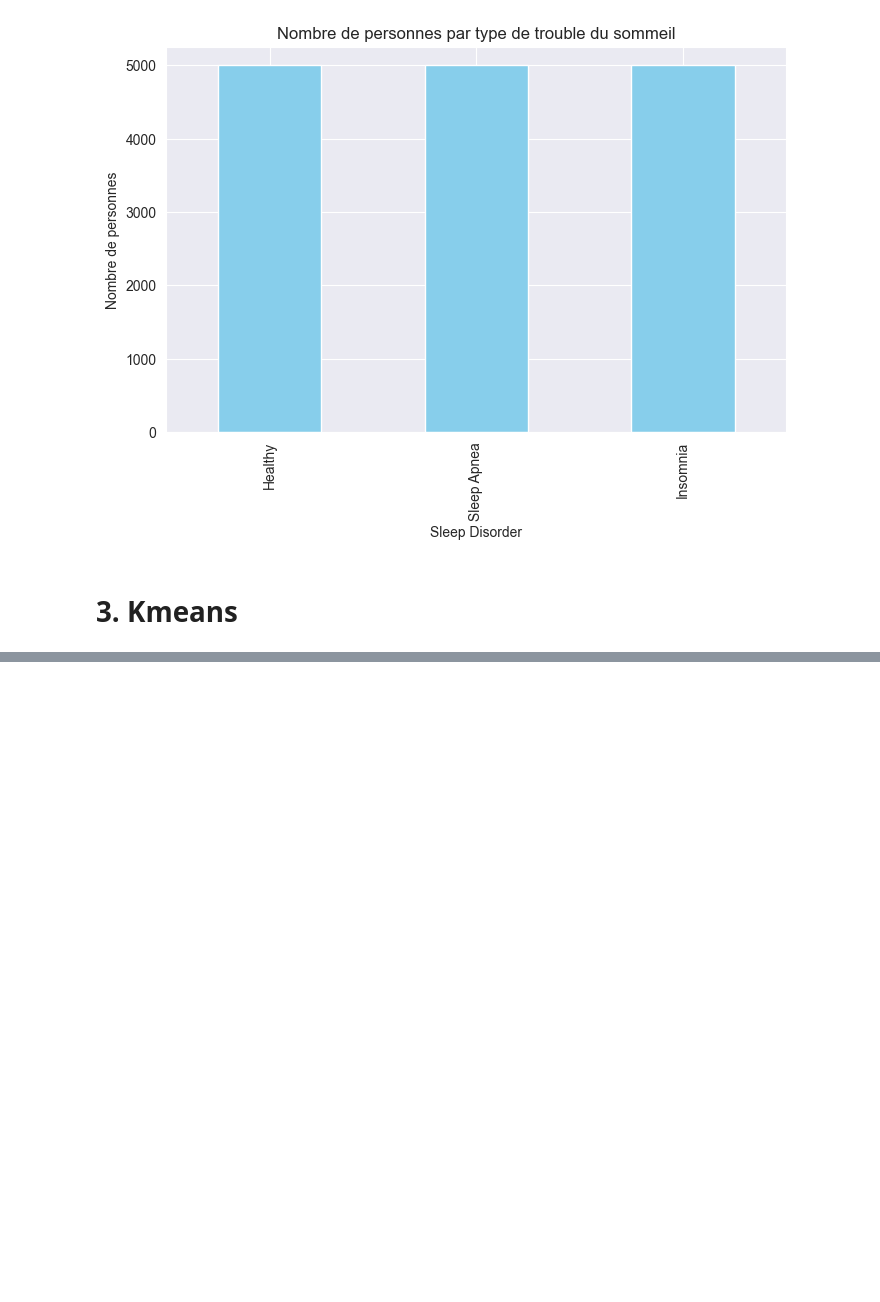
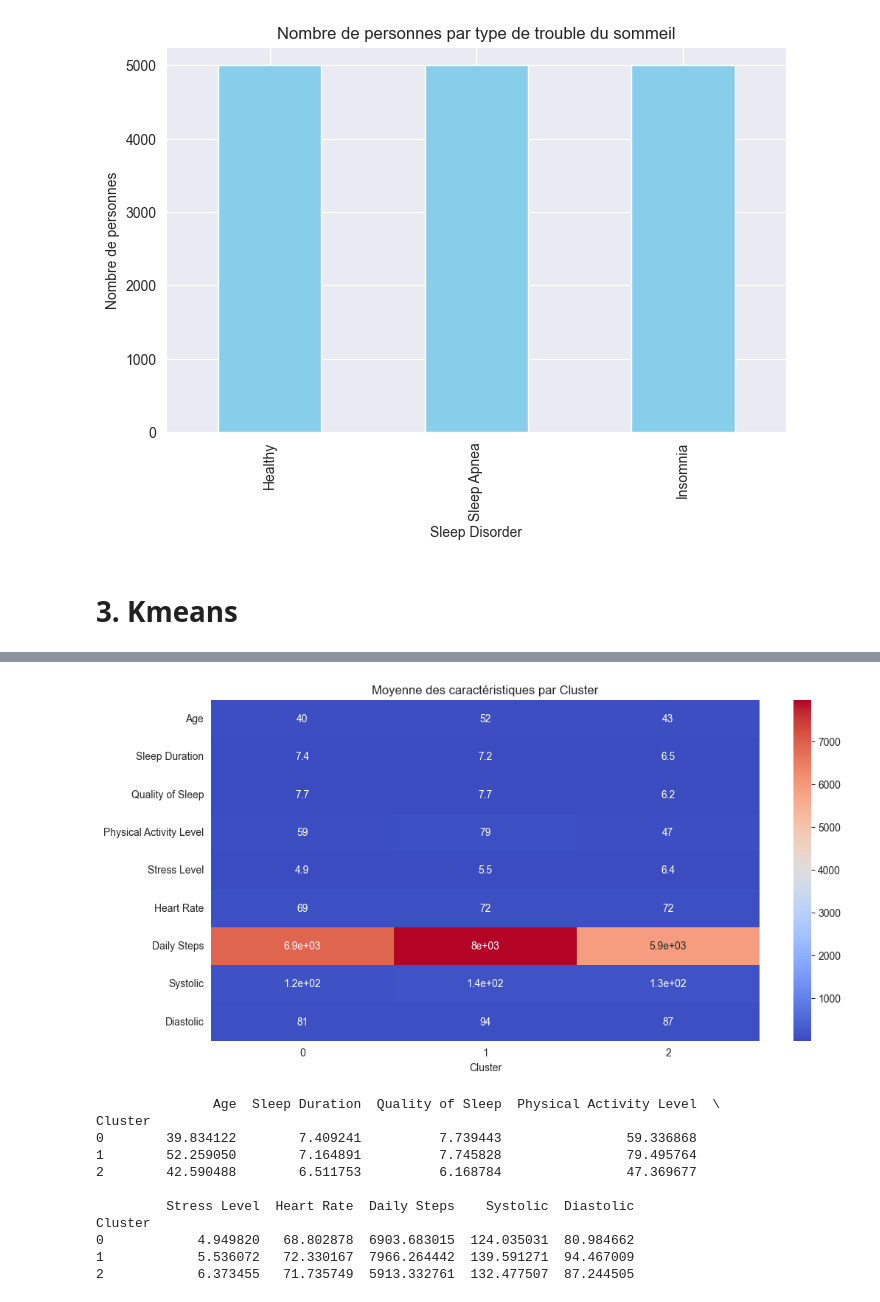
Before and after one commit to marvynlevin/sleepDeprivation, a Jupyter notebook: P1sleepDeprivation.ipynb, the cells around one changed output, grey strips where cells are left out. Saved outputs shown, nothing was run; the diff lists cells and outputs as text; code cells hidden in the pictures; blank space fills up the shorter version.

```diff
--- a/P1sleepDeprivation.ipynb
+++ b/P1sleepDeprivation.ipynb
@@ -149,0 +222,25 @@ KeyboardInterrupt:
+# %%
+# Analyse des moyennes par cluster pour les variables numériques
+cluster_analysis = df.groupby('Cluster')[numeric_features].mean()
+
+# Affichage avec une heatmap pour faciliter la lecture (normalisée par colonne pour comparer)
+plt.figure(figsize=(12, 6))
+sns.heatmap(cluster_analysis.T, annot=True, cmap='coolwarm')
+plt.title('Moyenne des caractéristiques par Cluster')
+plt.show()
+
+# Afficher quelques statistiques descriptives textuelles
+print(cluster_analysis)
+# %% [output]
+[figure, added]
+               Age  Sleep Duration  Quality of Sleep  Physical Activity Level  \
+Cluster
+0        39.834122        7.409241          7.739443                59.336868
+1        52.259050        7.164891          7.745828                79.495764
+2        42.590488        6.511753          6.168784                47.369677
+
+         Stress Level  Heart Rate  Daily Steps    Systolic  Diastolic
+Cluster
+0            4.949820   68.802878  6903.683015  124.035031  80.984662
+1            5.536072   72.330167  7966.264442  139.591271  94.467009
+2            6.373455   71.735749  5913.332761  132.477507  87.244505
```
Also changed, not shown: parts of 7 cells of this notebook.
